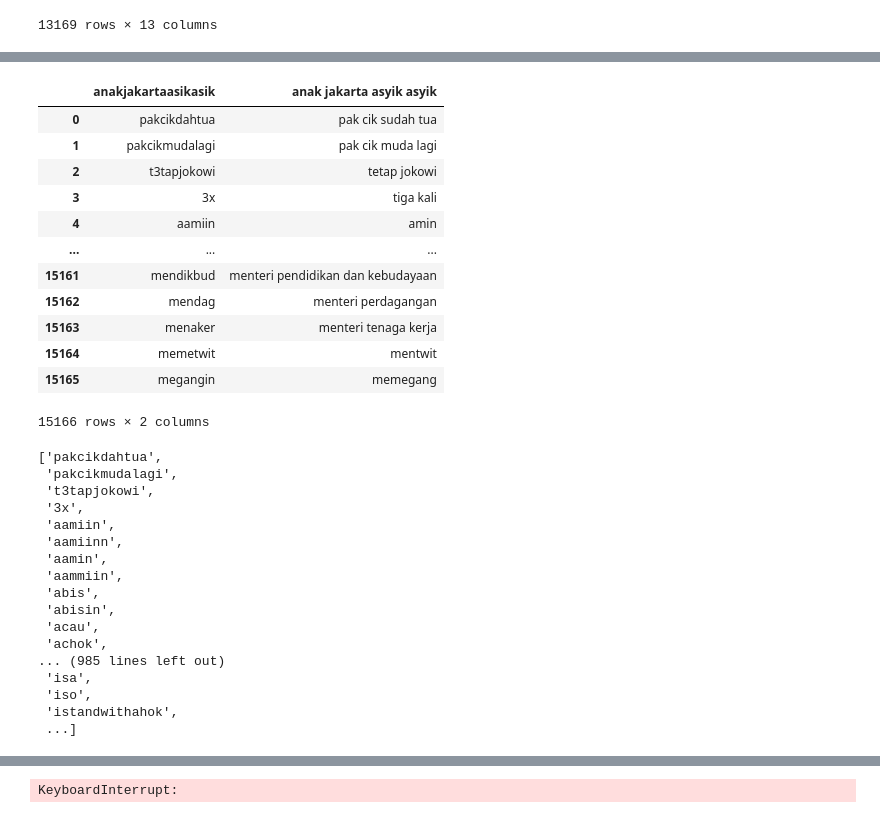
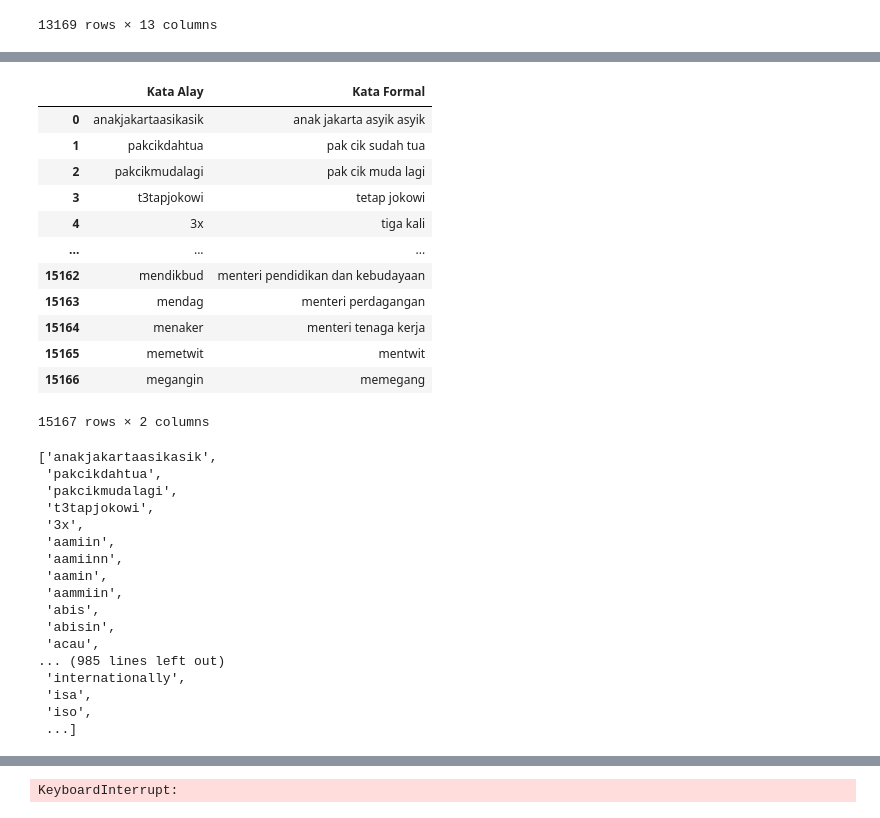
Before and after one commit to Darwin-Matulatan/Binar-Academy-Gold-Challenge, a Jupyter notebook: Gold Challenge - Pandas dan Regex.ipynb, the cells around one changed output, grey strips where cells are left out. Saved outputs shown, nothing was run; the diff lists cells and outputs as text; code cells hidden in the pictures.

Commit message:
Kerjakan Tugas Gold Challenge

```diff
--- a/Gold Challenge - Pandas dan Regex.ipynb
+++ b/Gold Challenge - Pandas dan Regex.ipynb
@@ -127,26 +145,31 @@ data['Tweet'].tolist()
  ...]
 # %%
-new_kamusalay = pd.read_csv('new_kamusalay.csv', encoding = 'windows-1250')
+#Reading file new_kamusalay.csv using Pandas into a DataFrame and creating names for each column
+
+new_kamusalay = pd.read_csv('new_kamusalay.csv', names = ['Kata Alay', 'Kata Formal'], encoding = 'windows-1250')
 new_kamusalay
 # %% [output]
-|  | anakjakartaasikasik | anak jakarta asyik asyik |
-| 0 | pakcikdahtua | pak cik sudah tua |
-| 1 | pakcikmudalagi | pak cik muda lagi |
-| 2 | t3tapjokowi | tetap jokowi |
-| 3 | 3x | tiga kali |
-| 4 | aamiin | amin |
+|  | Kata Alay | Kata Formal |
+| 0 | anakjakartaasikasik | anak jakarta asyik asyik |
+| 1 | pakcikdahtua | pak cik sudah tua |
+| 2 | pakcikmudalagi | pak cik muda lagi |
+| 3 | t3tapjokowi | tetap jokowi |
+| 4 | 3x | tiga kali |
 | ... | ... | ... |
-| 15161 | mendikbud | menteri pendidikan dan kebudayaan |
-| 15162 | mendag | menteri perdagangan |
-| 15163 | menaker | menteri tenaga kerja |
-| 15164 | memetwit | mentwit |
-| 15165 | megangin | memegang |
+| 15162 | mendikbud | menteri pendidikan dan kebudayaan |
+| 15163 | mendag | menteri perdagangan |
+| 15164 | menaker | menteri tenaga kerja |
+| 15165 | memetwit | mentwit |
+| 15166 | megangin | memegang |
-15166 rows × 2 columns
+15167 rows × 2 columns
 # %%
-kamusalay = new_kamusalay['anakjakartaasikasik'].to_list()
+# Converting Kata Alay column into a list
+
+kamusalay = new_kamusalay['Kata Alay'].to_list()
 kamusalay
 # %% [output]
-['pakcikdahtua',
+['anakjakartaasikasik',
+ 'pakcikdahtua',
  'pakcikmudalagi',
  't3tapjokowi',
  '3x',
@@ -157,10 +180,9 @@ kamusalay
  'abis',
  'abisin',
  'acau',
- 'achok',
 ... (985 lines left out)
+ 'internationally',
  'isa',
  'iso',
- 'istandwithahok',
  ...]
 # %%
```
Also changed, not shown: parts of 16 cells of this notebook.
